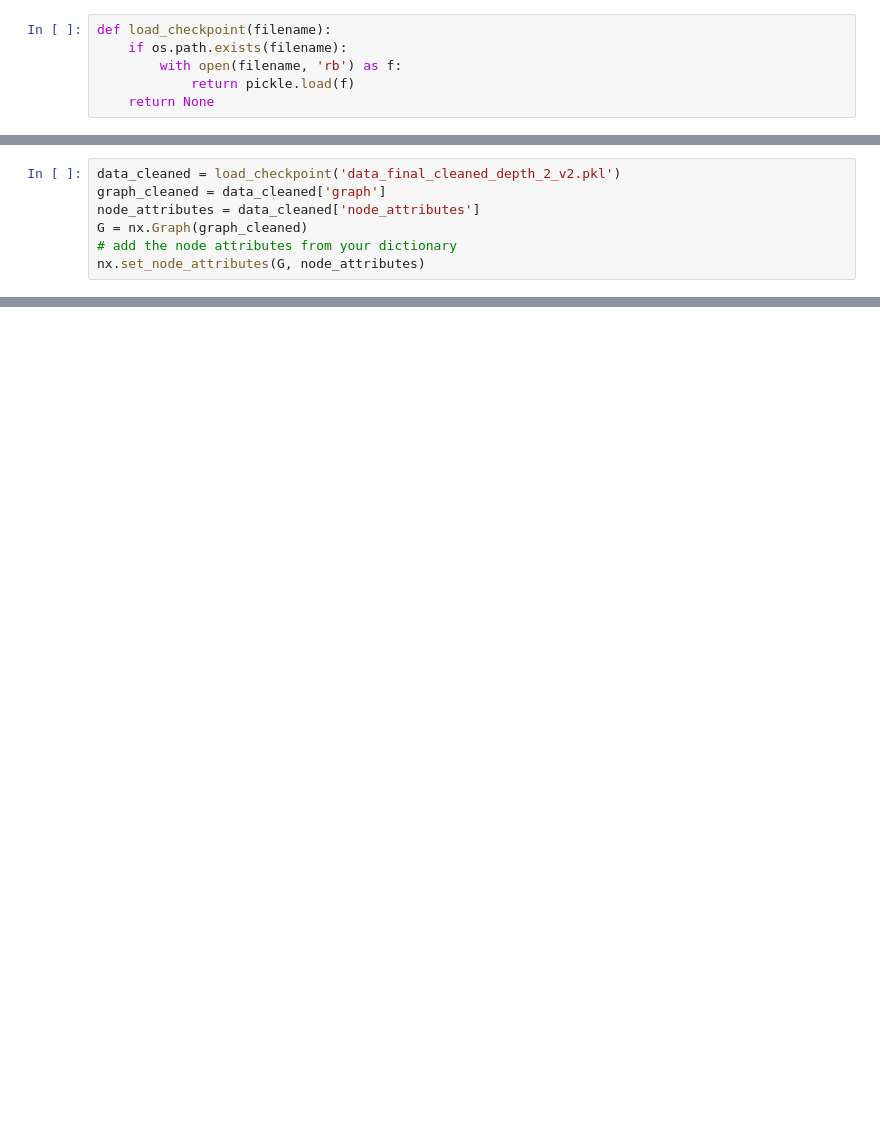
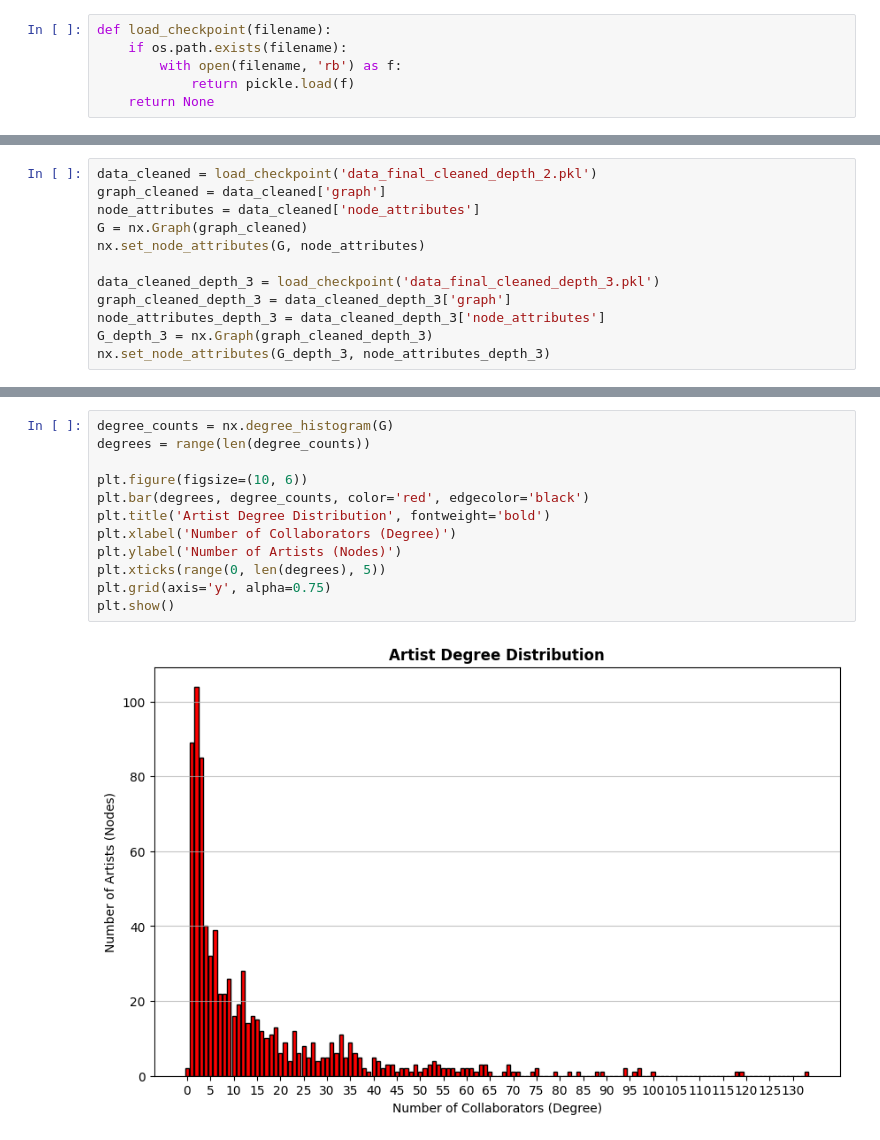
Before and after one commit to Jacopo00811/socialgraphs2025-project, a Jupyter notebook: graph_analysis.ipynb, the cells around one changed output, grey strips where cells are left out. Cells and saved outputs as stored; diff of their text form; blank space fills up the shorter version.

Commit message:
Initial notebook for graph analysis with both datasets

```diff
--- a/graph_analysis.ipynb
+++ b/graph_analysis.ipynb
@@ -24,7 +22,12 @@ def load_checkpoint(filename):
 # %%
-data_cleaned = load_checkpoint('data_final_cleaned_depth_2_v2.pkl')
+data_cleaned = load_checkpoint('data_final_cleaned_depth_2.pkl')
 graph_cleaned = data_cleaned['graph']
 node_attributes = data_cleaned['node_attributes']
 G = nx.Graph(graph_cleaned)
-# add the node attributes from your dictionary
 nx.set_node_attributes(G, node_attributes)
+
+data_cleaned_depth_3 = load_checkpoint('data_final_cleaned_depth_3.pkl')
+graph_cleaned_depth_3 = data_cleaned_depth_3['graph']
+node_attributes_depth_3 = data_cleaned_depth_3['node_attributes']
+G_depth_3 = nx.Graph(graph_cleaned_depth_3)
+nx.set_node_attributes(G_depth_3, node_attributes_depth_3)
@@ -66,0 +80,14 @@ plt.show()
+# %%
+degree_counts = nx.degree_histogram(G)
+degrees = range(len(degree_counts))
+
+plt.figure(figsize=(10, 6))
+plt.bar(degrees, degree_counts, color='red', edgecolor='black')
+plt.title('Artist Degree Distribution', fontweight='bold')
+plt.xlabel('Number of Collaborators (Degree)')
+plt.ylabel('Number of Artists (Nodes)')
+plt.xticks(range(0, len(degrees), 5))
+plt.grid(axis='y', alpha=0.75)
+plt.show()
+# %% [output]
+[figure, added]
```
Also changed, not shown: parts of 14 cells of this notebook.
